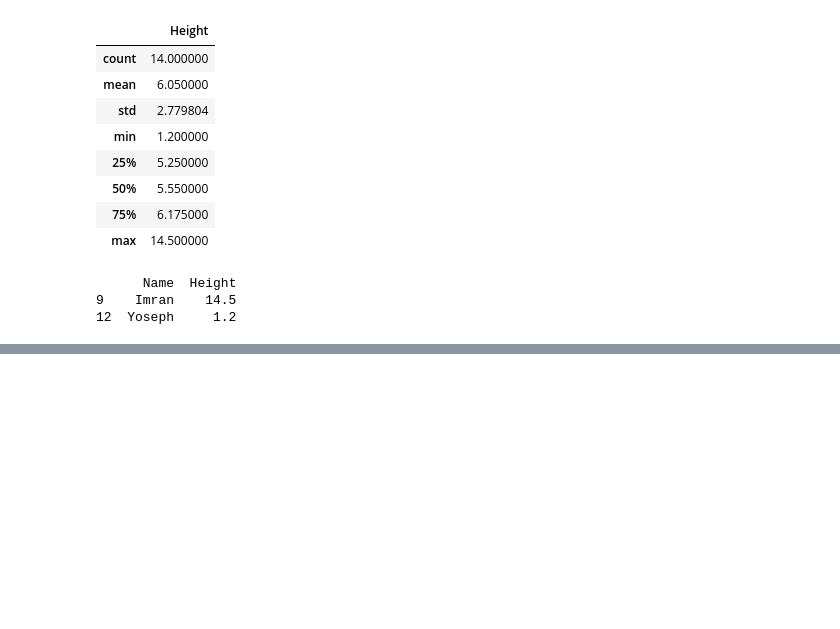
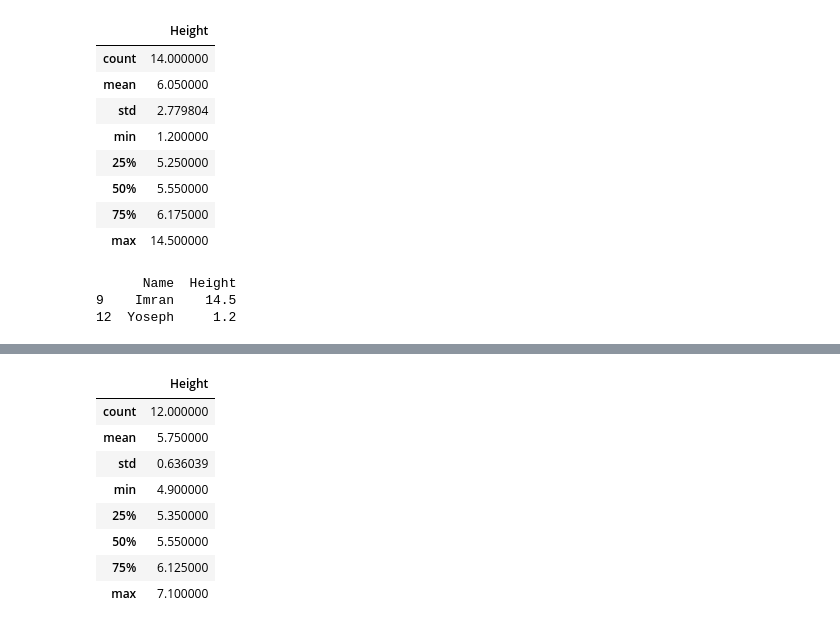
Before and after one commit to GichukiEdwin/Data-Analysis-Notebook, a Jupyter notebook: box_whisker_plots.ipynb, the cells around one changed output, grey strips where cells are left out. Cells and saved outputs as stored; diff of their text form; code cells hidden in the pictures; blank space fills up the shorter version.

```diff
--- a/box_whisker_plots.ipynb
+++ b/box_whisker_plots.ipynb
@@ -132,0 +185,12 @@ print(height_outliers)
+# %%
+df2.describe()
+# %% [output]
+|  | Height |
+| count | 12.000000 |
+| mean | 5.750000 |
+| std | 0.636039 |
+| min | 4.900000 |
+| 25% | 5.350000 |
+| 50% | 5.550000 |
+| 75% | 6.125000 |
+| max | 7.100000 |
```
Also changed, not shown: parts of 10 cells of this notebook.
